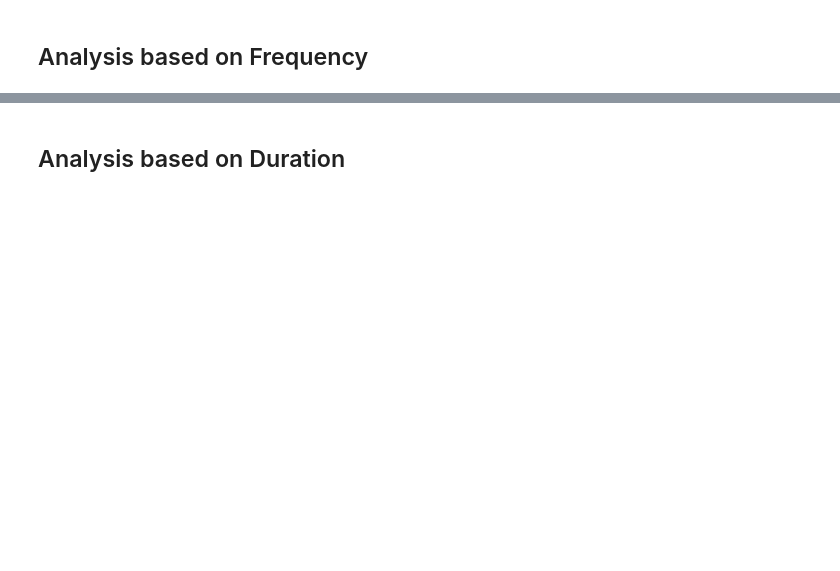
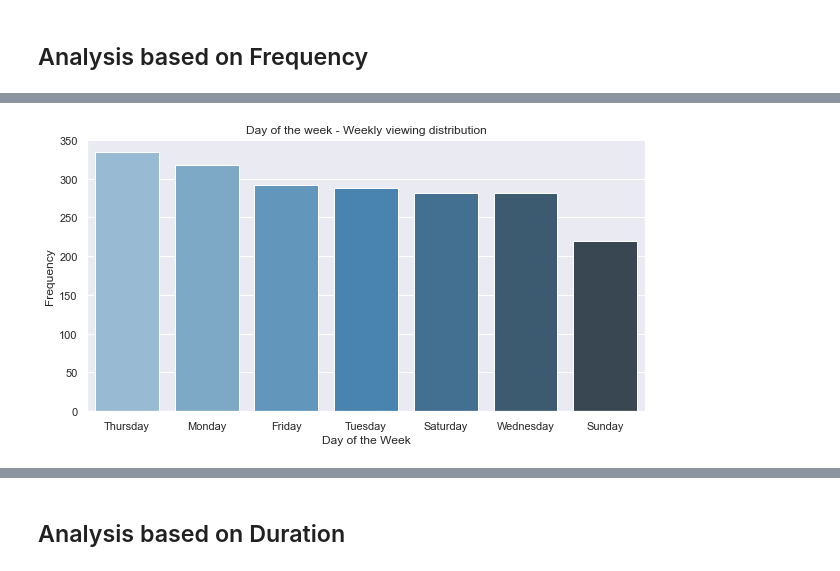
Before and after one commit to iamkish0re/Netflix_Analysis, a Jupyter notebook: Netflix_Analysis.ipynb, the cells around one changed output, grey strips where cells are left out. Cells and saved outputs as stored; diff of their text form; code cells hidden in the pictures; blank space fills up the shorter version.

```diff
--- a/Netflix_Analysis.ipynb
+++ b/Netflix_Analysis.ipynb
@@ -102,12 +135,14 @@ plt.show()
 # %%
-plt.figure(figsize=(10,5))
+plt.figure(figsize = figsize_tuple)
 ax = sns.barplot(x = df_my_activity["Day_of_week"].value_counts().index,
                  y = df_my_activity["Day_of_week"].value_counts(),
                  palette="Blues_d")
 plt.title("Day of the week - Weekly viewing distribution")
 plt.xlabel("Day of the Week")
 plt.ylabel("Frequency")
 plt.show()
+# %% [output]
+[figure, added]
 # %%
 show_freq = df_my_activity.groupby('Show_type')['Day_of_week'].value_counts().sort_values(ascending=False).reset_index(name='Count')
 #show_freq
```
Also changed, not shown: parts of 18 cells of this notebook.
